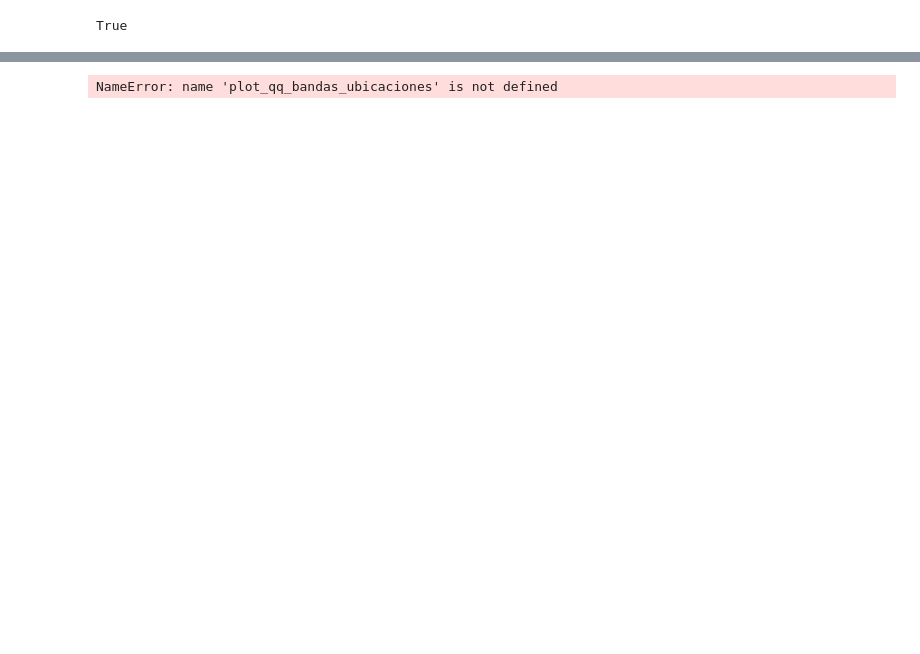
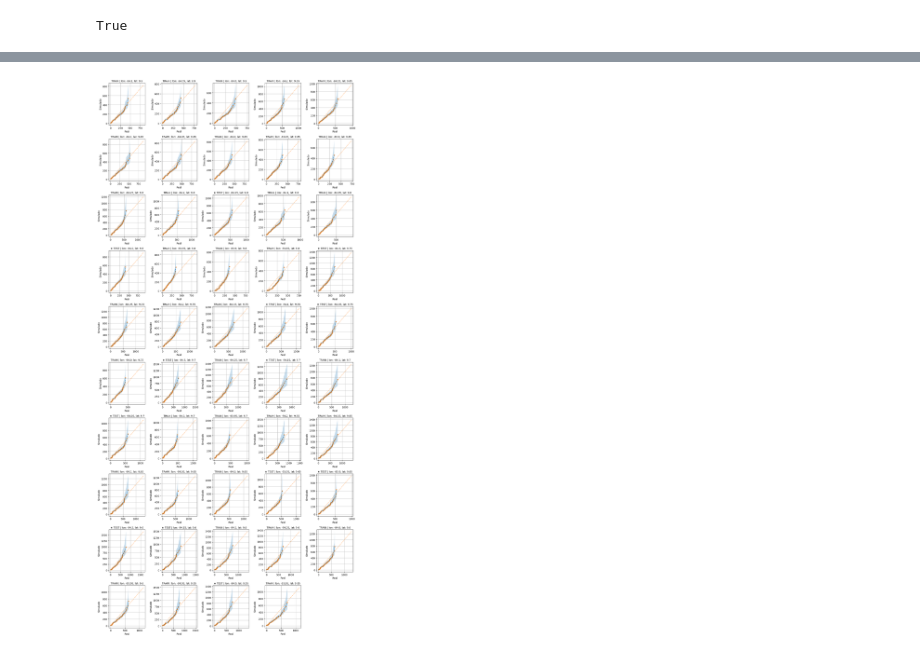
Before and after one commit to Jaipar/parametrico, a Jupyter notebook: 20260613_lmABC/revisar_abc.ipynb, the cells around one changed output, grey strips where cells are left out. Drawn from its saved outputs; the diff is of its cells as text; code cells hidden in the pictures; blank space fills up the shorter version.

```diff
--- a/20260613_lmABC/revisar_abc.ipynb
+++ b/20260613_lmABC/revisar_abc.ipynb
@@ -499,7 +388,8 @@ simulaciones_test = corrida_n_simulaciones_precipitaciones(m_testing_santos, nsi
 def plot_qq_bandas_ubicaciones(
     simulaciones,
     datos_prepivot,
-    ubic=None,
+    ubic,
+    ubic_training=None,
     max_plots=None,
     q=np.linspace(0.01, 0.99, 50),
     ncols=5,
@@ -513,9 +403,21 @@ def plot_qq_bandas_ubicaciones(
 
     columnas = chirps_pivot.columns
     chirps = chirps_pivot.values
+
     if max_plots is None:
         max_plots = ubic.shape[0]
+
     ubic = ubic.head(max_plots).reset_index(drop=True)
+
+    if ubic_training is not None:
+        coords_training = set(
+            zip(
+                ubic_training["lat"],
+                ubic_training["lon"]
+            )
+        )
+    else:
+        coords_training = set()
 
     nplots = ubic.shape[0]
     nrows = int(np.ceil(nplots / ncols))
@@ -547,12 +449,17 @@ def plot_qq_bandas_ubicaciones(
         min_val = min(obs_q.min(), sim_q_low.min())
         max_val = max(obs_q.max(), sim_q_high.max())
 
+        if ubic_training is not None and (lat, lon) not in coords_training:
+            etiqueta = "★ TEST"
+        else:
+            etiqueta = "TRAIN"
+
         axes[i].fill_between(obs_q, sim_q_low, sim_q_high, alpha=0.25)
         axes[i].plot(obs_q, sim_q_med, linestyle="--")
         axes[i].scatter(obs_q, sim_q_med, s=12)
         axes[i].plot([min_val, max_val], [min_val, max_val], linestyle=":")
 
-        axes[i].set_title(f"lon: {lon}, lat {lat}", fontsize=10)
+        axes[i].set_title(f"{etiqueta} | lon: {lon}, lat: {lat}", fontsize=10)
         axes[i].set_xlabel("Real")
         axes[i].set_ylabel("Simulado")
         axes[i].grid(True)
@@ -563,9 +470,9 @@ def plot_qq_bandas_ubicaciones(
     plt.tight_layout()
     plt.show()
 # %%
-plot_qq_bandas_ubicaciones(simulaciones_test, datos_santos_test2, ubic=ubic_santos)
+plot_qq_bandas_ubicaciones(simulaciones_test, datos_santos_test2, ubic=ubic_santos, ubic_training=ubic_training_santos)
 # %% [output]
-NameError: name 'plot_qq_bandas_ubicaciones' is not defined
+[figure, added]
 # %%
 from joblib import dump
 
```
Also changed, not shown: parts of 23 cells of this notebook, 1 other file.
